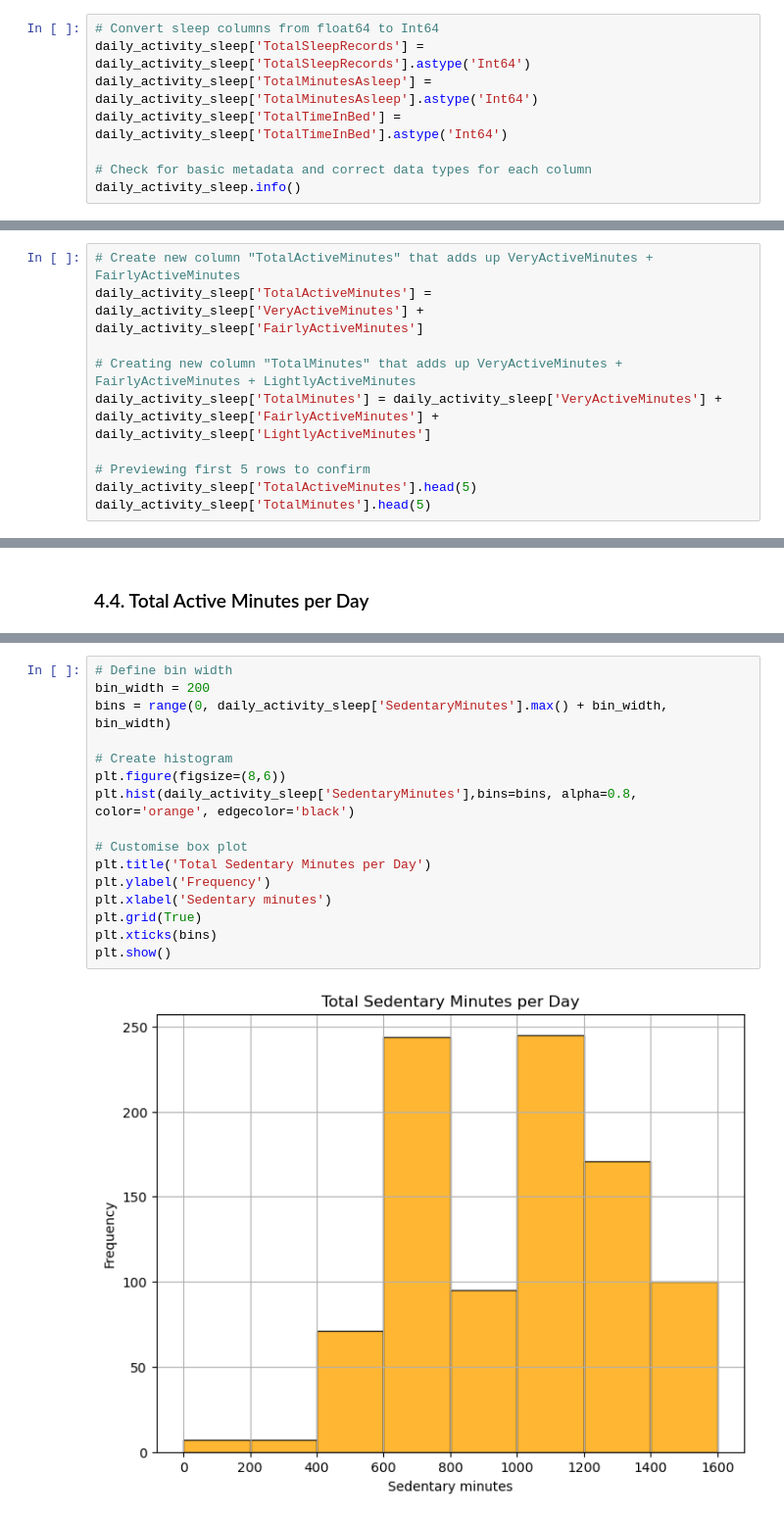
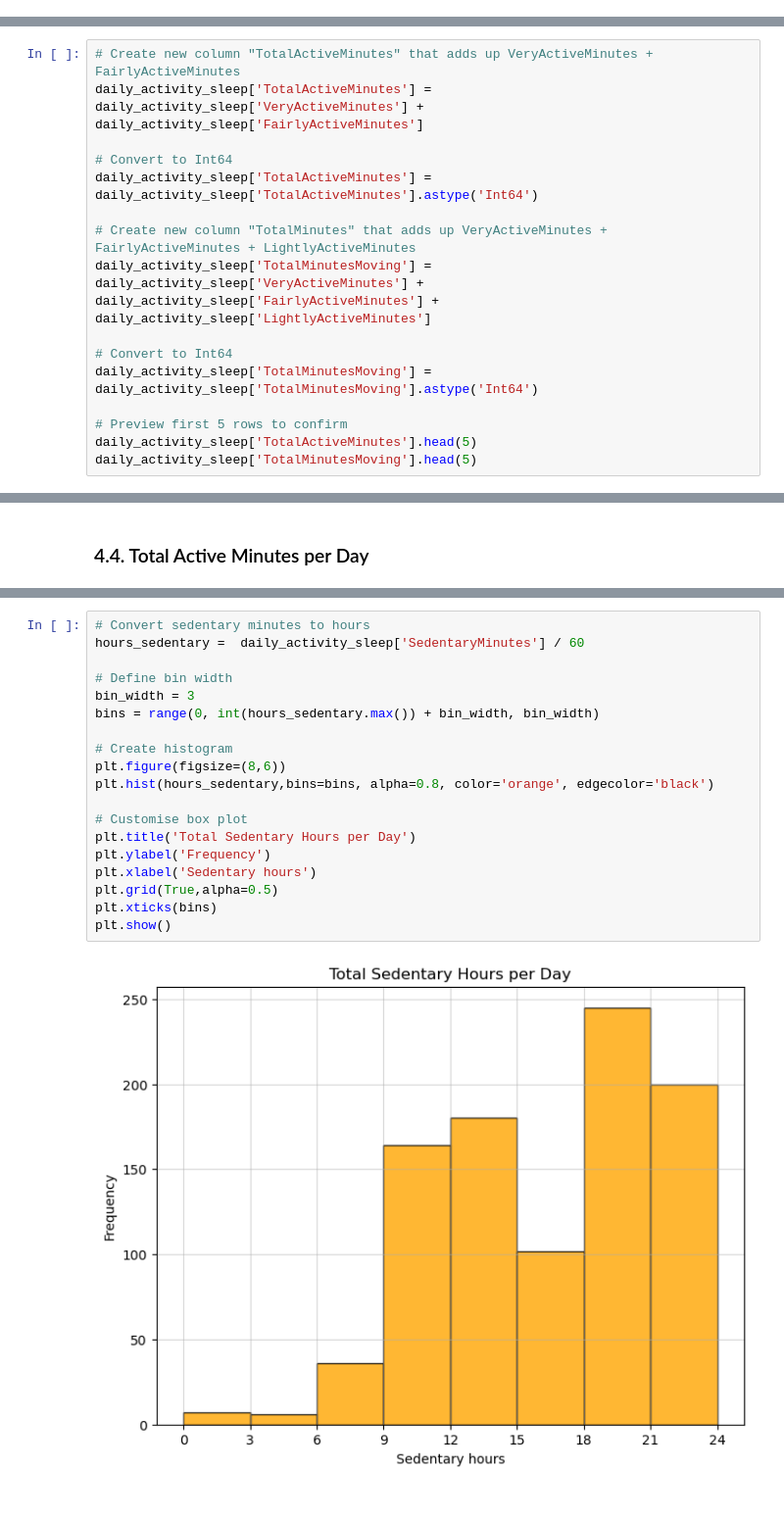
Before and after one commit to surbina85/Google-Data-Analytics-Capstone-Bellabeat, a Jupyter notebook: Bellabeat-case-study.ipynb, the cells around one changed output, grey strips where cells are left out. Shown at 98% size. Cells and saved outputs as stored; diff of their text form.

```diff
--- a/Bellabeat-case-study.ipynb
+++ b/Bellabeat-case-study.ipynb
@@ -337,8 +313,0 @@ The sleep records were converted to float64, however, in this case, this is not
-# %%
-# Convert sleep columns from float64 to Int64
-daily_activity_sleep['TotalSleepRecords'] = daily_activity_sleep['TotalSleepRecords'].astype('Int64')
-daily_activity_sleep['TotalMinutesAsleep'] = daily_activity_sleep['TotalMinutesAsleep'].astype('Int64')
-daily_activity_sleep['TotalTimeInBed'] = daily_activity_sleep['TotalTimeInBed'].astype('Int64')
-
-# Check for basic metadata and correct data types for each column
-daily_activity_sleep.info()
@@ -430,12 +380,18 @@ Another metric that will be useful is the total amount of minutes that users wer
 # Create new column "TotalActiveMinutes" that adds up VeryActiveMinutes + FairlyActiveMinutes
 daily_activity_sleep['TotalActiveMinutes'] = daily_activity_sleep['VeryActiveMinutes'] + daily_activity_sleep['FairlyActiveMinutes']
 
-# Creating new column "TotalMinutes" that adds up VeryActiveMinutes + FairlyActiveMinutes + LightlyActiveMinutes
-daily_activity_sleep['TotalMinutes'] = daily_activity_sleep['VeryActiveMinutes'] + daily_activity_sleep['FairlyActiveMinutes'] + daily_activity_sleep['LightlyActiveMinutes']
+# Convert to Int64
+daily_activity_sleep['TotalActiveMinutes'] = daily_activity_sleep['TotalActiveMinutes'].astype('Int64')
 
-# Previewing first 5 rows to confirm
+# Create new column "TotalMinutes" that adds up VeryActiveMinutes + FairlyActiveMinutes + LightlyActiveMinutes
+daily_activity_sleep['TotalMinutesMoving'] = daily_activity_sleep['VeryActiveMinutes'] + daily_activity_sleep['FairlyActiveMinutes'] + daily_activity_sleep['LightlyActiveMinutes']
+
+# Convert to Int64
+daily_activity_sleep['TotalMinutesMoving'] = daily_activity_sleep['TotalMinutesMoving'].astype('Int64')
+
+# Preview first 5 rows to confirm
 daily_activity_sleep['TotalActiveMinutes'].head(5)
-daily_activity_sleep['TotalMinutes'].head(5)
+daily_activity_sleep['TotalMinutesMoving'].head(5)
 # %% [output]
 0    366
 1    257
@@ -571,18 +535,21 @@ plt.show()
 # %%
+# Convert sedentary minutes to hours
+hours_sedentary =  daily_activity_sleep['SedentaryMinutes'] / 60
+
 # Define bin width
-bin_width = 200
-bins = range(0, daily_activity_sleep['SedentaryMinutes'].max() + bin_width, bin_width)
+bin_width = 3
+bins = range(0, int(hours_sedentary.max()) + bin_width, bin_width)
 
 # Create histogram
 plt.figure(figsize=(8,6))
-plt.hist(daily_activity_sleep['SedentaryMinutes'],bins=bins, alpha=0.8, color='orange', edgecolor='black')
+plt.hist(hours_sedentary,bins=bins, alpha=0.8, color='orange', edgecolor='black')
 
 # Customise box plot
-plt.title('Total Sedentary Minutes per Day')
+plt.title('Total Sedentary Hours per Day')
 plt.ylabel('Frequency')
-plt.xlabel('Sedentary minutes')
-plt.grid(True)
+plt.xlabel('Sedentary hours')
+plt.grid(True,alpha=0.5)
 plt.xticks(bins)
 plt.show()
 # %% [output]
-[figure, old version]
+[figure, new version]
```
Also changed, not shown: parts of 40 cells of this notebook.
